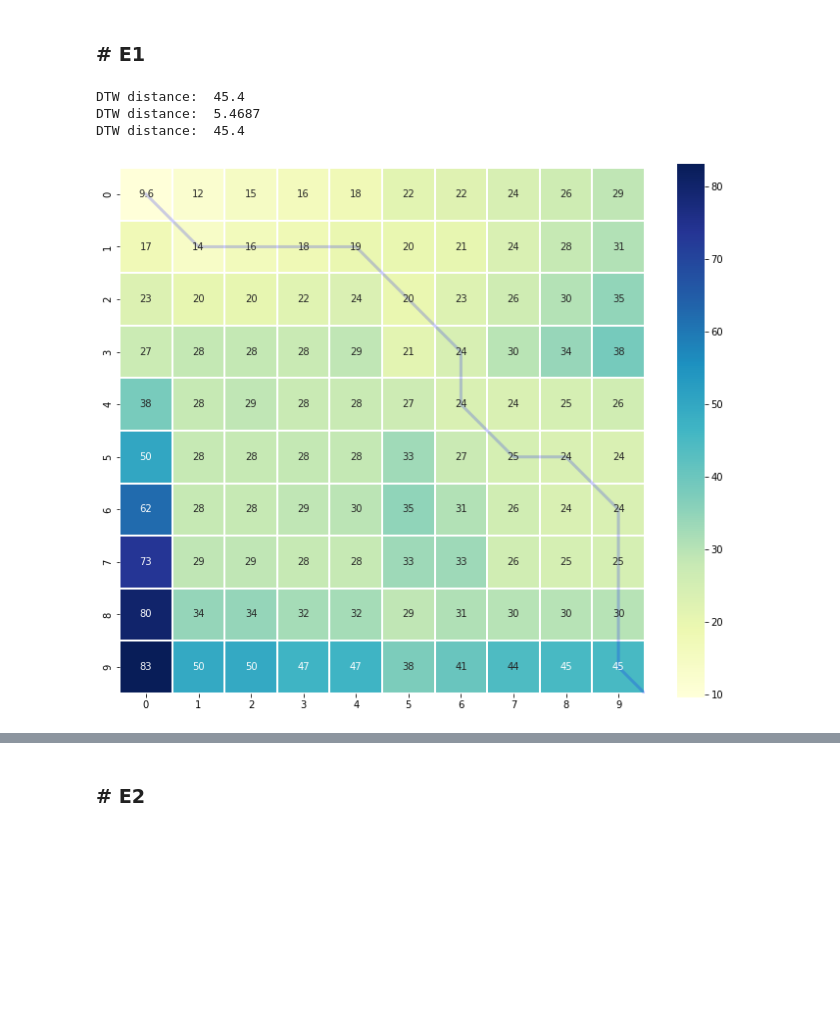
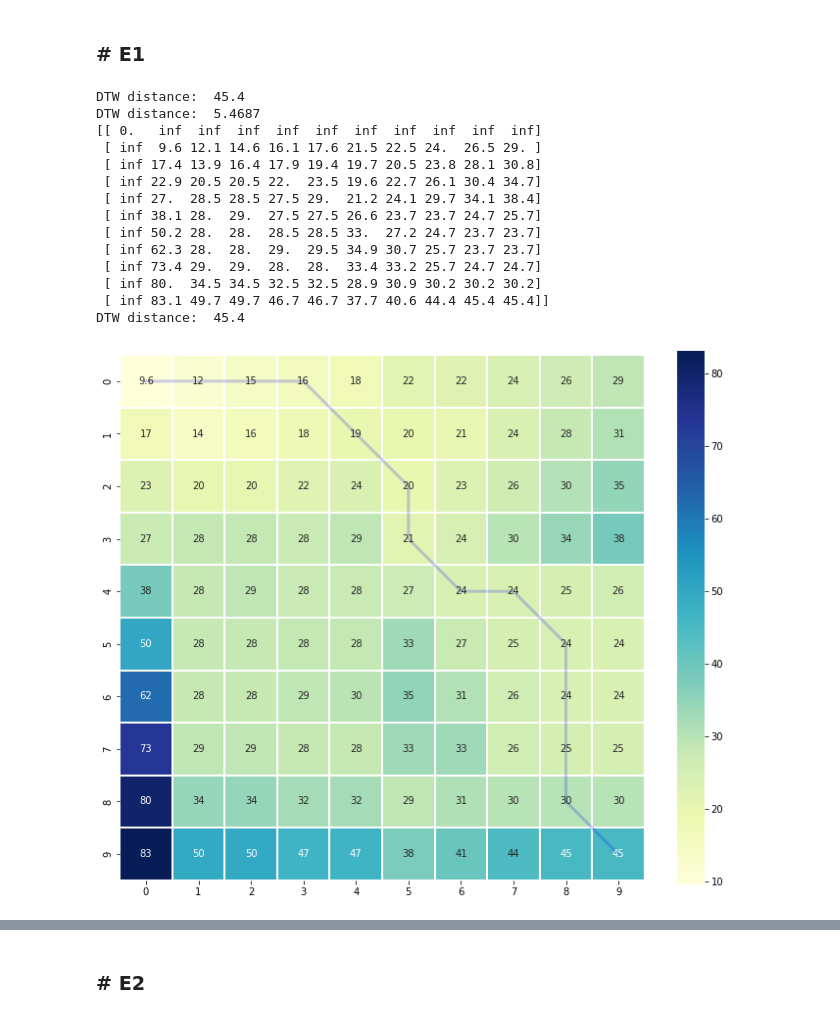
Before and after one commit to oscarescuderoarnanz/dtwParallel, a Jupyter notebook: exampleData/CodeExamples_new/E1_SyntheticData/Examples.ipynb, the cells around one changed output, grey strips where cells are left out. Cells and saved outputs as stored; diff of their text form; code cells hidden in the pictures; blank space fills up the shorter version.

Commit message:
Solve problems of visualization

```diff
--- a/exampleData/CodeExamples_new/E1_SyntheticData/Examples.ipynb
+++ b/exampleData/CodeExamples_new/E1_SyntheticData/Examples.ipynb
@@ -12,7 +12,6 @@ from scipy.spatial import distance as d
 x = [1,2,3]
 y = [0,0,1]
 
-distance = d.euclidean
-dtw_functions.dtw(x,y,distance)
+dtw_functions.dtw(x,y,local_dissimilarity=d.euclidean)
 # %% [output]
 5.0
@@ -26,8 +71,7 @@ from scipy.spatial import distance as d
 x = [1,2,3,5,8,9,5,4,2]
 y = [1,0,1,0,1,1]
 
-distance = d.euclidean
-dtw_functions.dtw(x,y,distance)
+dtw_functions.dtw(x, y, local_dissimilarity=d.euclidean)
 # %% [output]
 32.0
 # %% [markdown]
@@ -40,7 +84,5 @@ from scipy.spatial import distance as d
 x = [4,2,8,4,5]
 y = [0,1,0,8,9]
 
-distance = d.euclidean
-visualization=True
-_ = dtw_functions.dtw(x,y,distance, get_visualization=visualization)
+dtw_functions.dtw(x, y, local_dissimilarity=d.euclidean, get_visualization=True)
 # %% [output]
@@ -246,23 +311,34 @@ array([[9.35069732e+15, 3.42960674e+17, 8.44836242e+16, 6.35776023e+17],
 # %% [markdown]
 ### # E1
 # %%
-# from dtwParallel import dtw_functions as dtw
+from dtwParallel import dtw_functions
 from scipy.spatial import distance
 import numpy as np
 
 x = [2.5, 4.3, 6.6, 8.0, 1, 0, 0, 1, 5.5, 15.2]
 y = [12.1, 0, 0, 1, 1, 6.4, 3.5, 1, 0, 0]
 
-dtw_distance = dtw_functions.dtw(x, y, dist=distance.euclidean, check_errors=True)
+dtw_distance = dtw_functions.dtw(x, y, local_dissimilarity=distance.euclidean, check_errors=True)
 print("DTW distance: ", np.round(dtw_distance,4))
 
-dtw_distance = dtw_functions.dtw(x, y, dist=distance.canberra)
+dtw_distance = dtw_functions.dtw(x, y, local_dissimilarity=distance.canberra)
 print("DTW distance: ", np.round(dtw_distance,4))
 
-dtw_distance = dtw_functions.dtw(x, y, dist=distance.euclidean, get_visualization=True)
+dtw_distance = dtw_functions.dtw(x, y, local_dissimilarity=distance.euclidean, get_visualization=True)
 print("DTW distance: ", np.round(dtw_distance,4))
 # %% [output]
 DTW distance:  45.4
 DTW distance:  5.4687
+[[ 0.   inf  inf  inf  inf  inf  inf  inf  inf  inf  inf]
+ [ inf  9.6 12.1 14.6 16.1 17.6 21.5 22.5 24.  26.5 29. ]
+ [ inf 17.4 13.9 16.4 17.9 19.4 19.7 20.5 23.8 28.1 30.8]
+ [ inf 22.9 20.5 20.5 22.  23.5 19.6 22.7 26.1 30.4 34.7]
+ [ inf 27.  28.5 28.5 27.5 29.  21.2 24.1 29.7 34.1 38.4]
+ [ inf 38.1 28.  29.  27.5 27.5 26.6 23.7 23.7 24.7 25.7]
+ [ inf 50.2 28.  28.  28.5 28.5 33.  27.2 24.7 23.7 23.7]
+ [ inf 62.3 28.  28.  29.  29.5 34.9 30.7 25.7 23.7 23.7]
+ [ inf 73.4 29.  29.  28.  28.  33.4 33.2 25.7 24.7 24.7]
+ [ inf 80.  34.5 34.5 32.5 32.5 28.9 30.9 30.2 30.2 30.2]
+ [ inf 83.1 49.7 49.7 46.7 46.7 37.7 40.6 44.4 45.4 45.4]]
 DTW distance:  45.4
-[figure, old version]
+[figure, new version]
```
Also changed, not shown: parts of 17 cells of this notebook, 9 other files.
